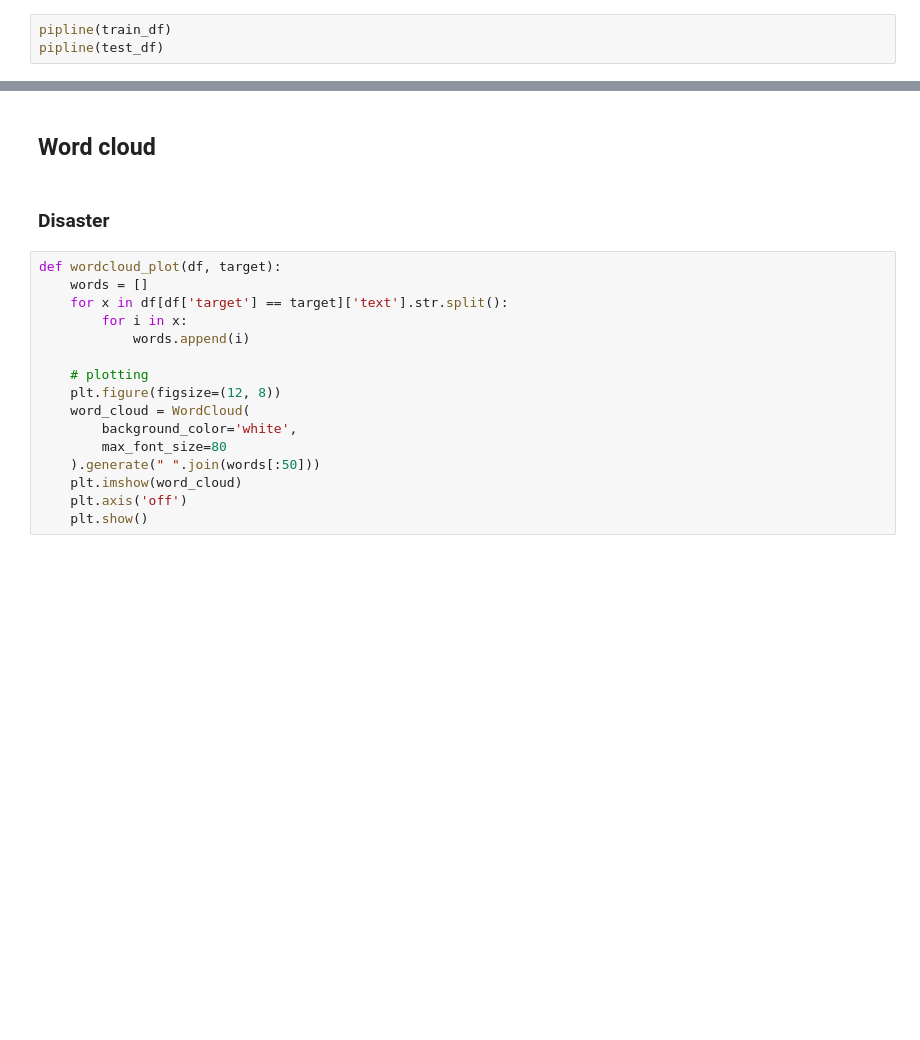
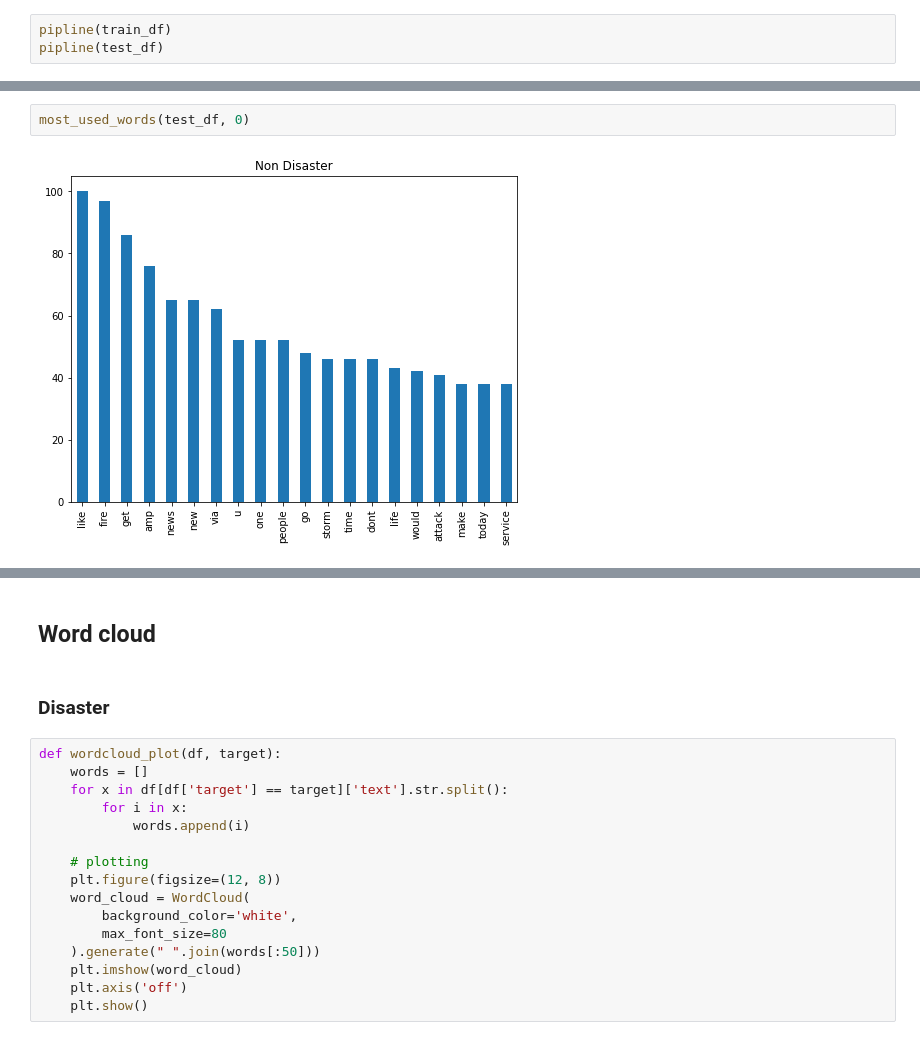
Before and after one commit to gha7all/DataScienceHub, a Jupyter notebook: week-3/disaster_tweets/tweets.ipynb, the cells around one changed output, grey strips where cells are left out. Cells and saved outputs as stored; diff of their text form; blank space fills up the shorter version.

```diff
--- a/week-3/disaster_tweets/tweets.ipynb
+++ b/week-3/disaster_tweets/tweets.ipynb
@@ -253,0 +529,4 @@ dtype: int64
+# %%
+most_used_words(test_df, 0)
+# %% [output]
+[figure, added]
```
Also changed, not shown: parts of 14 cells of this notebook.
